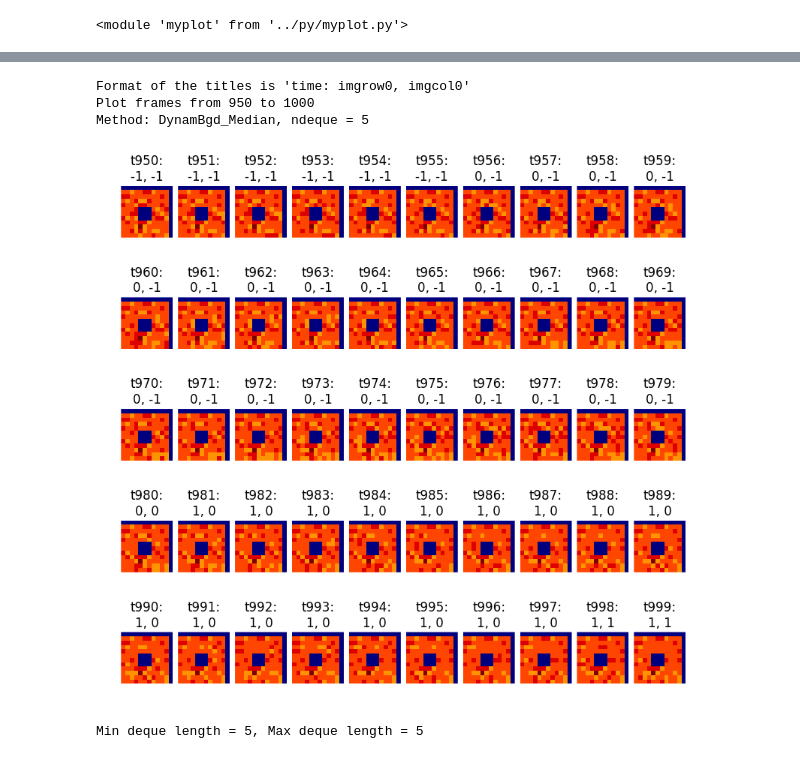
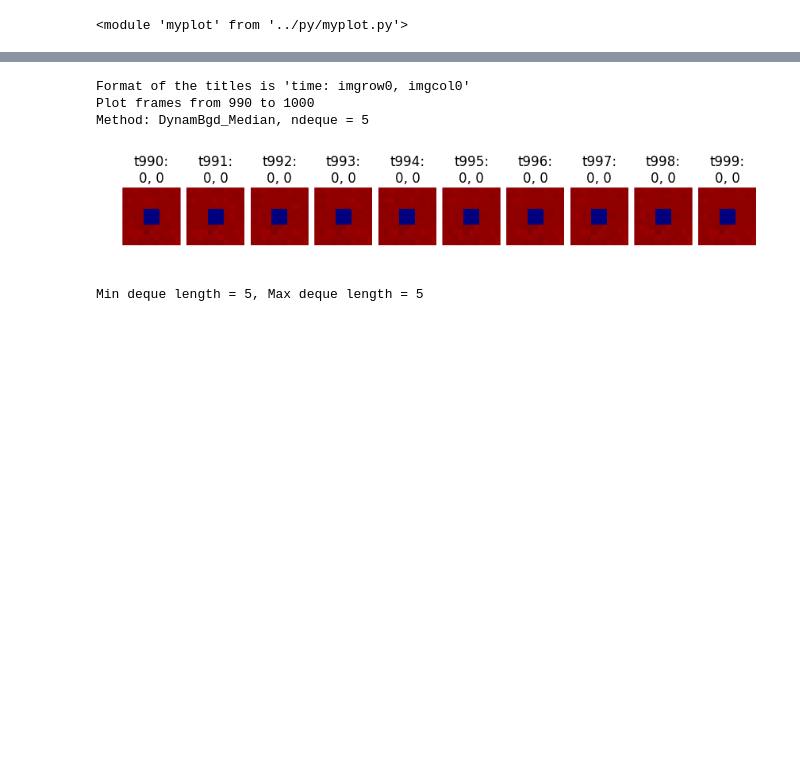
Before and after one commit to malgosias/aca_dark_current, a Jupyter notebook: dynam_bgd/validations.ipynb, the cells around one changed output, grey strips where cells are left out. Saved outputs shown, nothing was run; the diff lists cells and outputs as text; code cells hidden in the pictures; blank space fills up the shorter version.

```diff
--- a/dynam_bgd/validations.ipynb
+++ b/dynam_bgd/validations.ipynb
@@ -137,8 +140,7 @@ for mag in mags:
 
     for i, Bgd_Class in enumerate([StandardBgd, DynamBgd_Median, DynamBgd_SigmaClip]):
         bgd_object = Bgd_Class(**init_kwargs[i])
-        rows = cntr.centroids(slot, slot_data, img_size, bgd_object,
-                              hot_pixels=None, nframes=nframes)
+        rows = cntr.centroids(slot, slot_data, img_size, bgd_object, nframes=nframes)
         for row in rows:
             row['mag'] = mag
             row['bgd_type'] = bgd_object.__class__.__name__
@@ -284,11 +285,12 @@ Method: DynamBgd_Median, ndeque = 5
 # %%
-n_start = nframes - 50
-mplt.plot_bgd_patches(t, slot=0, n_start=n_start, n_stop=nframes, img_size=img_size, method='DynamBgd_Median')
+n_start = nframes - 10
+mplt.plot_bgd_patches(t, slot=0, mag=mags[0], n_start=n_start, n_stop=nframes,
+                      img_size=img_size, method='DynamBgd_Median')
 # %% [output]
 Format of the titles is 'time: imgrow0, imgcol0'
-Plot frames from 950 to 1000
+Plot frames from 990 to 1000
 Method: DynamBgd_Median, ndeque = 5
-[figure, old version]
+[figure, new version]
 # %%
 ok = t['bgd_type'] == 'DynamBgd_Median'
 ok1 = t['slot'] == 0
```
Also changed, not shown: parts of 9 cells of this notebook, 6 other files.
